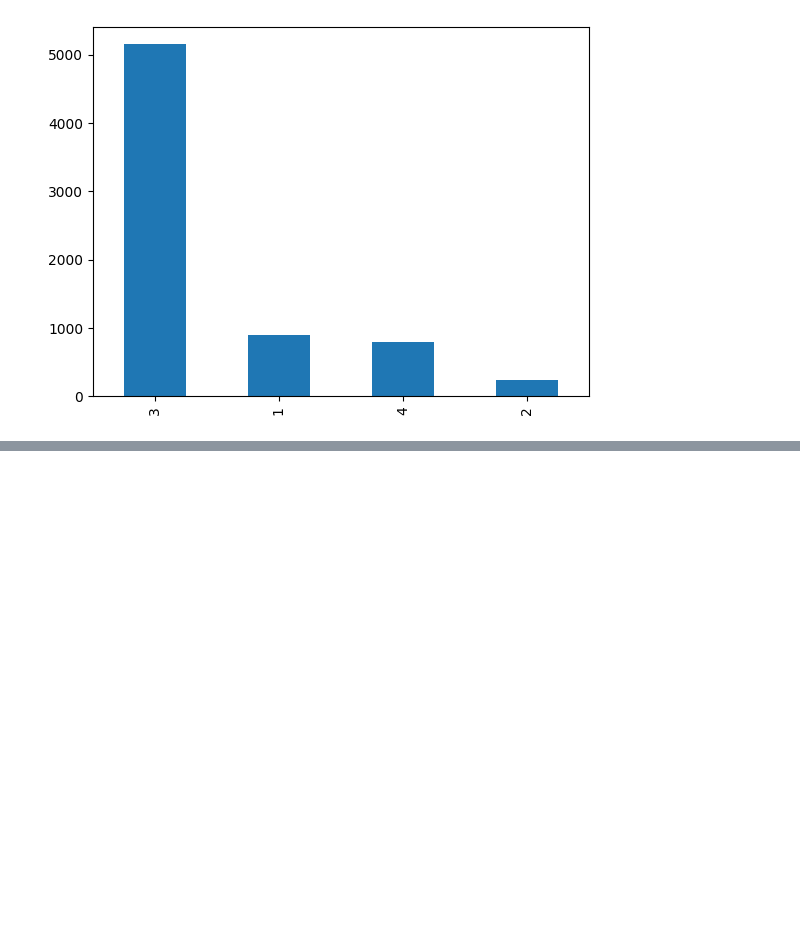
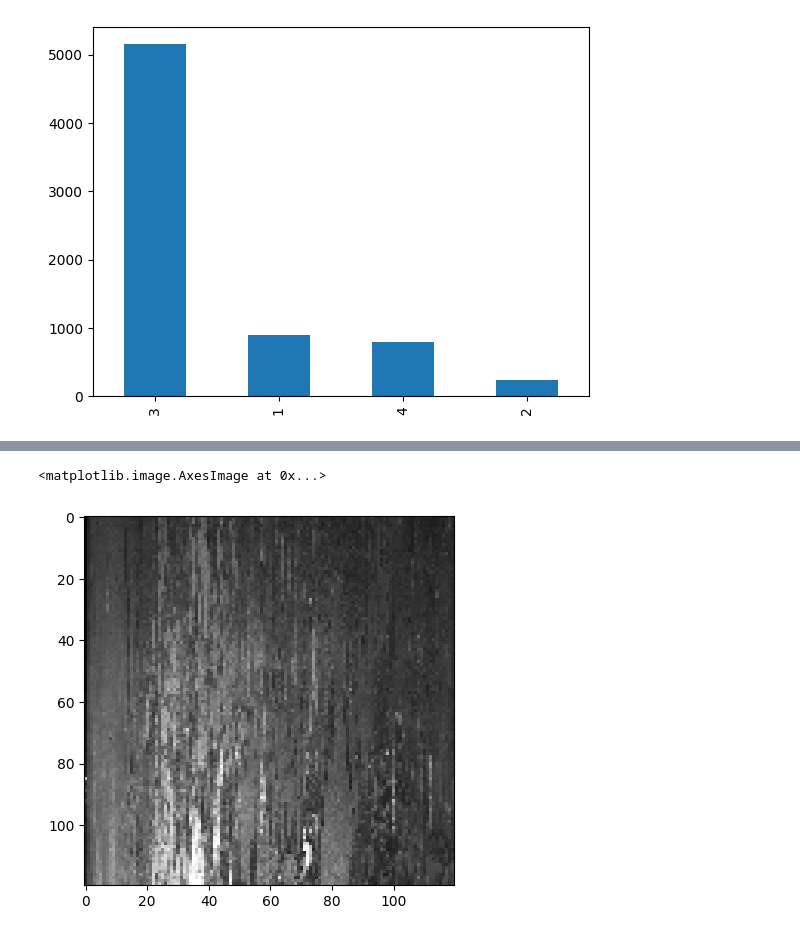
Before and after one commit to esrybkin/ML_study, a Jupyter notebook: seversteel1.ipynb, the cells around one changed output, grey strips where cells are left out. Saved outputs shown, nothing was run; the diff lists cells and outputs as text; code cells hidden in the pictures; blank space fills up the shorter version.

```diff
--- a/seversteel1.ipynb
+++ b/seversteel1.ipynb
@@ -50,7 +50,7 @@ Name: ClassId, dtype: int64
 l1=[]
 l2=[]
 for img,ClassId,EncodedPixels in tqdm(data.values):
-    image=cv2.imread("/content/train_images/{}".format(img),cv2.IMREAD_COLOR)
+    image=cv2.imread("C://seversteel/content/train_images/{}".format(img),cv2.IMREAD_COLOR)
     image=cv2.resize(image,(120,120))
     l1.append(image)
     l2.append(ClassId)
@@ -65,0 +57,6 @@ img                                  # display the image
+# %%
+i = 15
+plt.imshow(l1[i])
+# %% [output]
+<matplotlib.image.AxesImage at 0x...>
+[figure, added]
```
Also changed, not shown: parts of 40 cells of this notebook.
